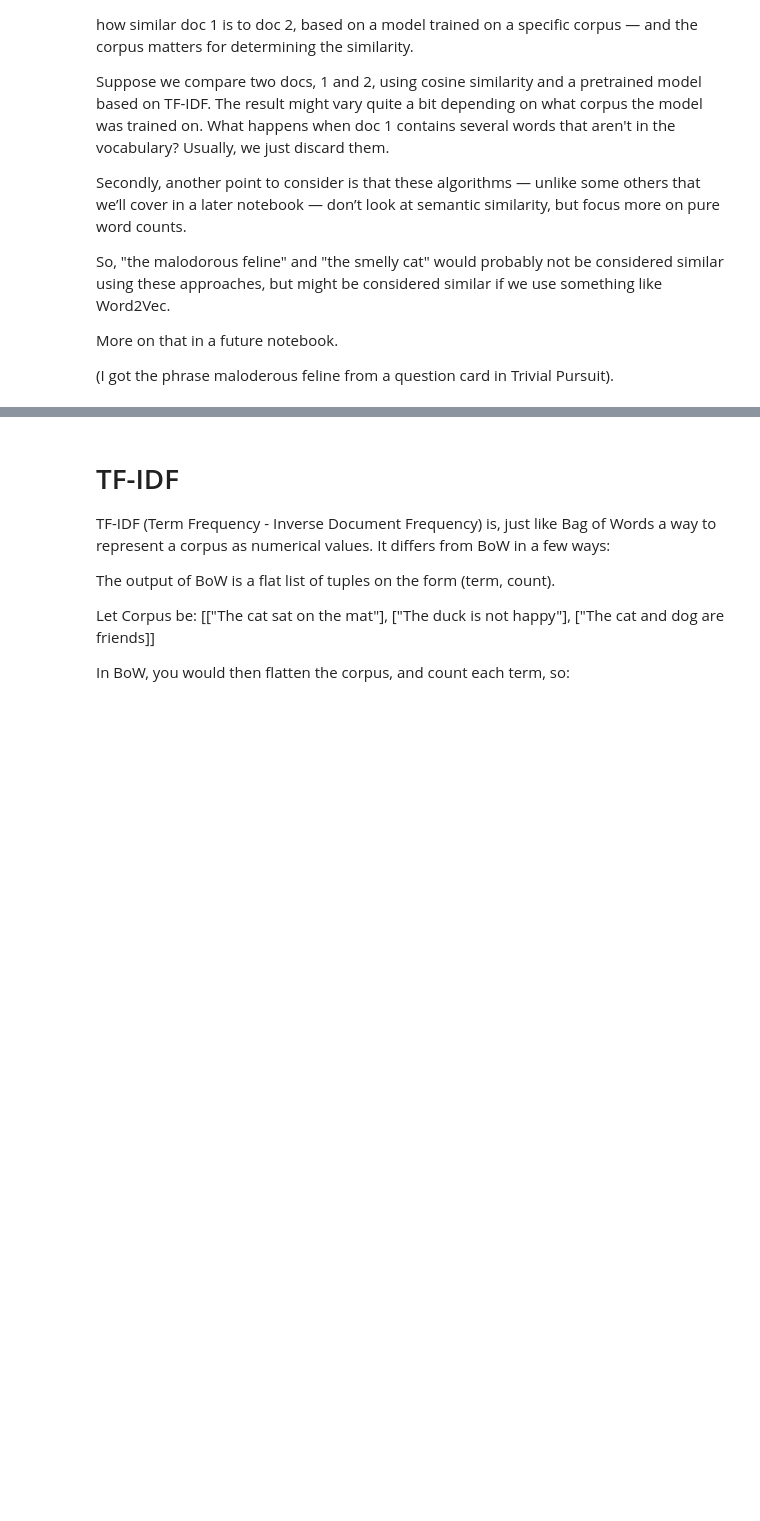
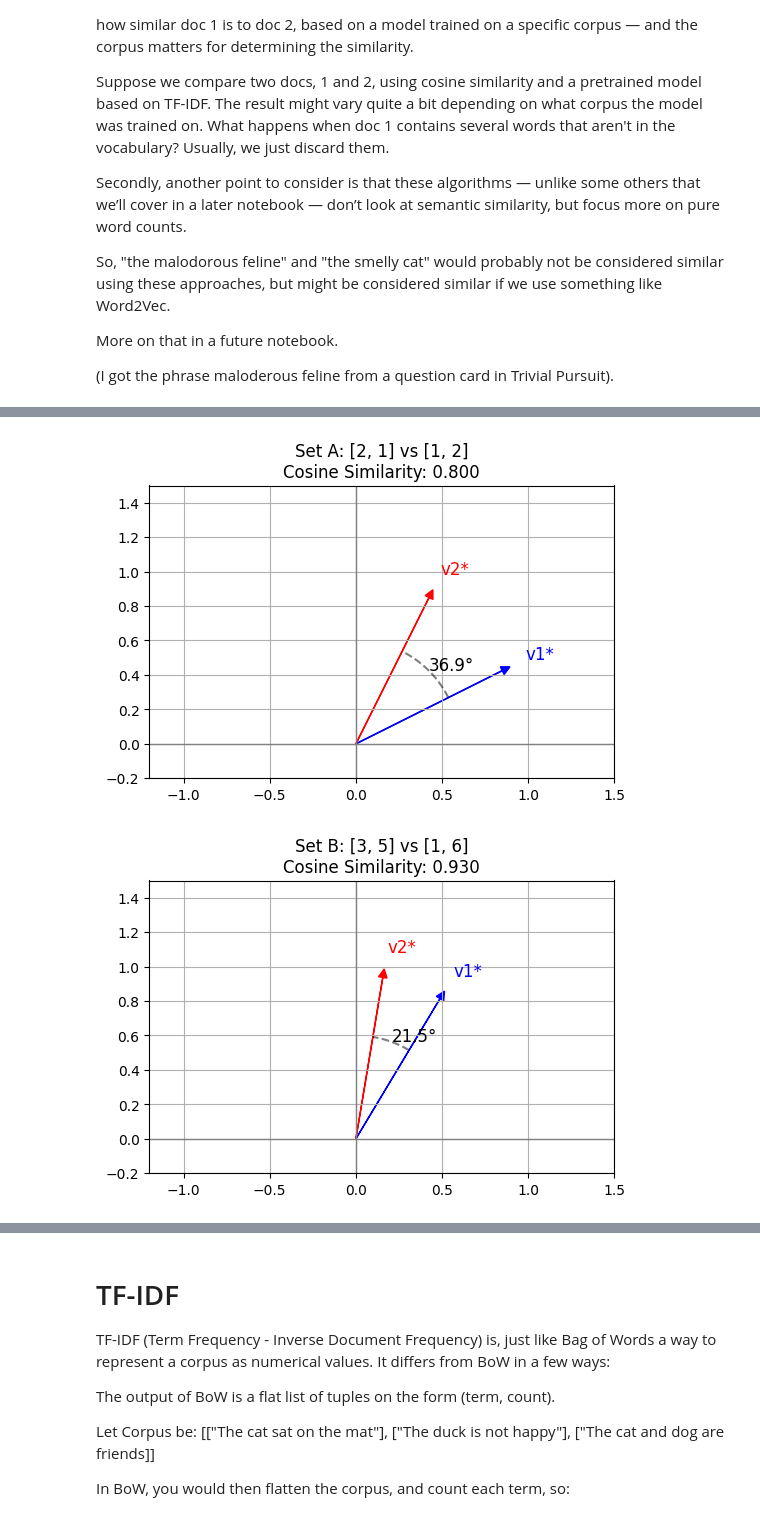
Before and after one commit to harkav/NLP-notebook, a Jupyter notebook: notebooks/NLP_Similarity_Methods.ipynb, the cells around one changed output, grey strips where cells are left out. Saved outputs shown, nothing was run; the diff lists cells and outputs as text; code cells hidden in the pictures; blank space fills up the shorter version.

```diff
--- a/notebooks/NLP_Similarity_Methods.ipynb
+++ b/notebooks/NLP_Similarity_Methods.ipynb
@@ -718,3 +1031,73 @@ More on that in a future notebook.
+# %%
+import matplotlib.pyplot as plt
+import numpy as np
+
+# Normalization function
+def normalize(v):
+    norm = np.linalg.norm(v)
+    return v / norm if norm != 0 else v
+
+# Plotting function
+def plot_normalized_vectors(v1, v2, title):
+    # Normalize vectors
+    v1_norm = normalize(v1)
+    v2_norm = normalize(v2)
+
+    # Compute cosine similarity and angle
+    cos_sim = np.dot(v1_norm, v2_norm)
+    angle_rad = np.arccos(np.clip(cos_sim, -1.0, 1.0))
+    angle_deg = np.degrees(angle_rad)
+
+    # Set up plot
+    fig, ax = plt.subplots(figsize=(6, 6))
+    ax.grid(True)
+    ax.axhline(0, color='grey', lw=1)
+    ax.axvline(0, color='grey', lw=1)
+
+    # Draw vectors
+    ax.arrow(0, 0, v1_norm[0], v1_norm[1], head_width=0.05, head_length=0.05,
+             fc='blue', ec='blue', length_includes_head=True)
+    ax.arrow(0, 0, v2_norm[0], v2_norm[1], head_width=0.05, head_length=0.05,
+             fc='red', ec='red', length_includes_head=True)
+
+    # Labels
+    ax.text(v1_norm[0]*1.1, v1_norm[1]*1.1, 'v1*', color='blue', fontsize=12)
+    ax.text(v2_norm[0]*1.1, v2_norm[1]*1.1, 'v2*', color='red', fontsize=12)
+
+    # Draw angle arc
+     # --- Draw arc between v1 and v2, starting at v1's direction
+    angle_start = np.arctan2(v1_norm[1], v1_norm[0])
+    angle_end = np.arctan2(v2_norm[1], v2_norm[0])
+
+    # Ensure correct arc direction (positive rotation)
+    if angle_end < angle_start:
+        angle_end += 2 * np.pi
+
+    arc_angles = np.linspace(angle_start, angle_end, 100)
+    radius = 0.6
+    x_arc = radius * np.cos(arc_angles)
+    y_arc = radius * np.sin(arc_angles)
+    ax.plot(x_arc, y_arc, 'k--', alpha=0.5)
+
+    # Midpoint for label
+    mid_angle = (angle_start + angle_end) / 2
+    ax.text(radius * np.cos(mid_angle), radius * np.sin(mid_angle),
+            f"{angle_deg:.1f}°", fontsize=12, color='black')
+
+    ax.set_xlim(-1.2, 1.5)
+    ax.set_ylim(-0.2, 1.5)
+    ax.set_aspect('equal')
+    ax.set_title(f'{title}\nCosine Similarity: {cos_sim:.3f}')
+    plt.show()
+
+# --- Plot for Set A: [2, 1] and [1, 2]
+plot_normalized_vectors(np.array([2, 1]), np.array([1, 2]), 'Set A: [2, 1] vs [1, 2]')
+
+# --- Plot for Set B: [3, 5] and [1, 6]
+plot_normalized_vectors(np.array([3, 5]), np.array([1, 6]), 'Set B: [3, 5] vs [1, 6]')
+# %% [output]
+[figure, added]
+[figure, added]
 # %%
 def cosine_similarity(vector1: list[float], vector2 : list[float]) -> float :
     """
```
Also changed, not shown: parts of 18 cells of this notebook.
